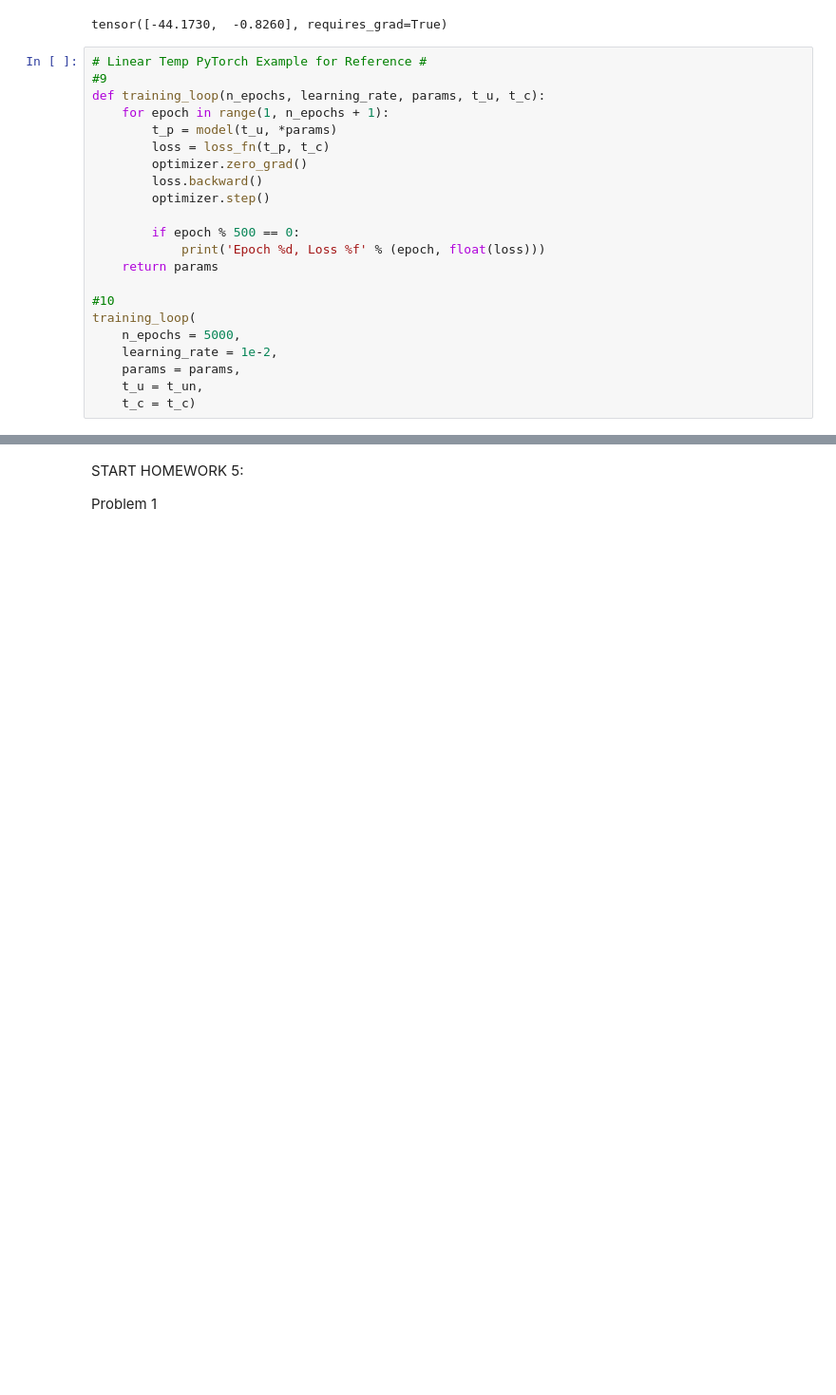
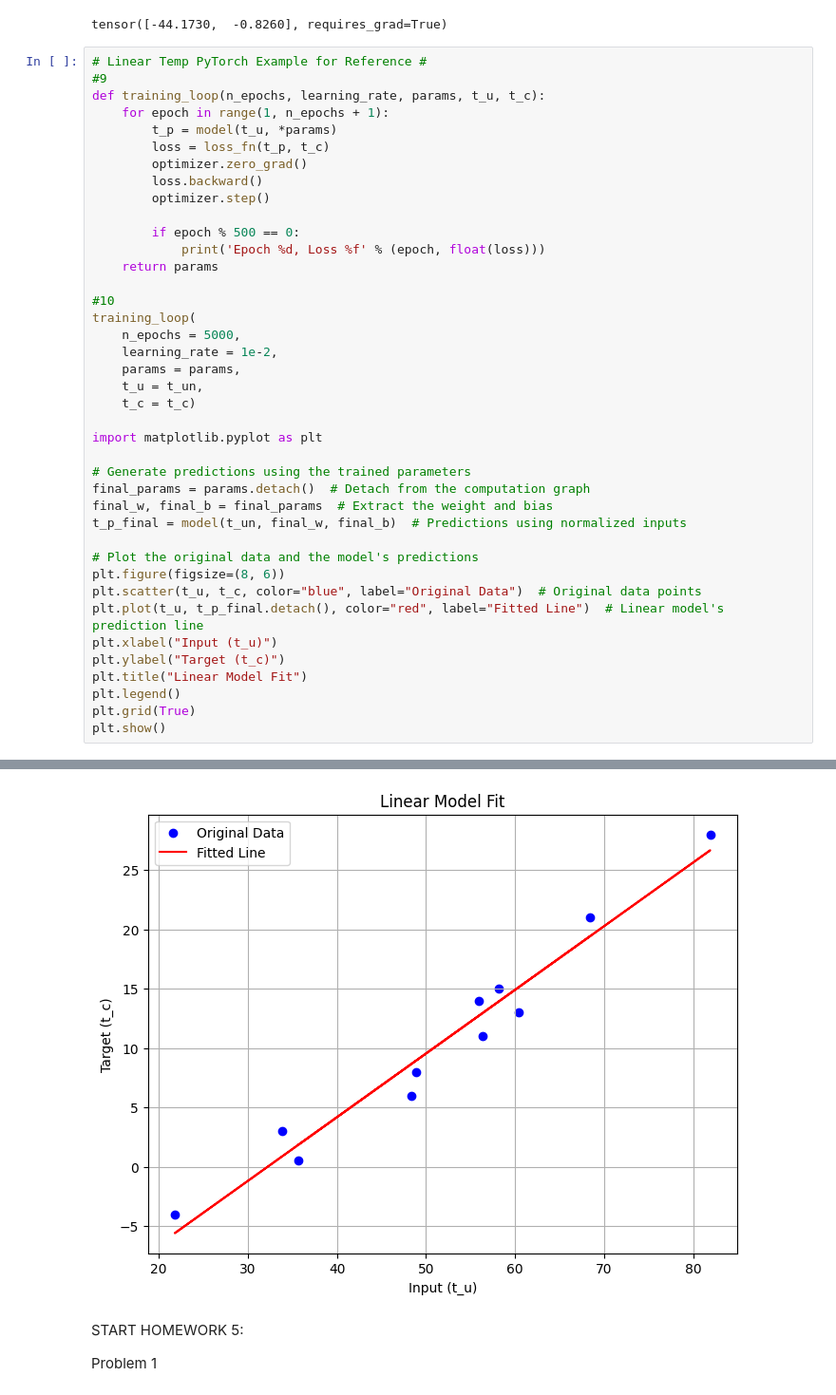
Before and after one commit to lmill114/ML5105, a Jupyter notebook: LMHW5.ipynb, the cells around one changed output, grey strips where cells are left out. Shown at 95% size. Drawn from its saved outputs; the diff is of its cells as text; blank space fills up the shorter version.

Commit message:
Homework 5 portrays the power of PyTorch processing with linear and non-linear models of the temperature and housing datasets.

```diff
--- a/LMHW5.ipynb
+++ b/LMHW5.ipynb
@@ -71,4 +71,22 @@ training_loop(
     params = params,
     t_u = t_un,
     t_c = t_c)
+
+import matplotlib.pyplot as plt
+
+# Generate predictions using the trained parameters
+final_params = params.detach()  # Detach from the computation graph
+final_w, final_b = final_params  # Extract the weight and bias
+t_p_final = model(t_un, final_w, final_b)  # Predictions using normalized inputs
+
+# Plot the original data and the model's predictions
+plt.figure(figsize=(8, 6))
+plt.scatter(t_u, t_c, color="blue", label="Original Data")  # Original data points
+plt.plot(t_u, t_p_final.detach(), color="red", label="Fitted Line")  # Linear model's prediction line
+plt.xlabel("Input (t_u)")
+plt.ylabel("Target (t_c)")
+plt.title("Linear Model Fit")
+plt.legend()
+plt.grid(True)
+plt.show()
 # %% [output]
@@ -86,3 +103,4 @@ tensor([ 9.0349, 10.5000], requires_grad=True)
+[figure, added]
 # %% [markdown]
 START HOMEWORK 5:
 
```
Also changed, not shown: parts of 2 cells of this notebook.
